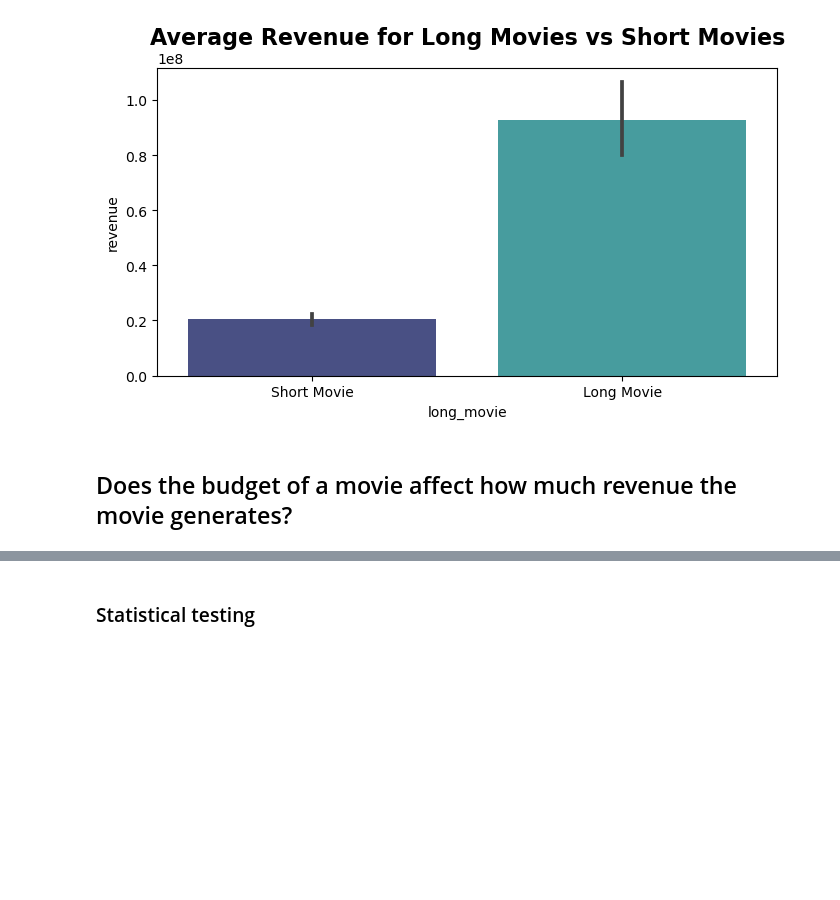
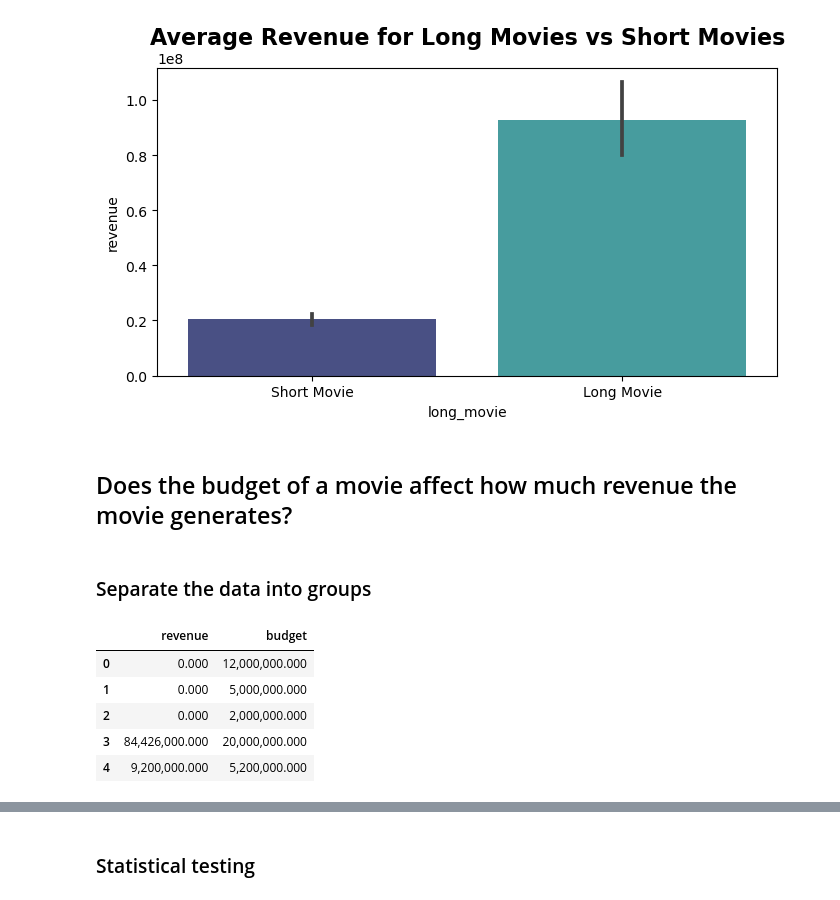
Before and after one commit to andreacohen7/movies, a Jupyter notebook: Movie success in the age of streaming.ipynb, the cells around one changed output, grey strips where cells are left out. Saved outputs shown, nothing was run; the diff lists cells and outputs as text; code cells hidden in the pictures; blank space fills up the shorter version.

```diff
--- a/Movie success in the age of streaming.ipynb
+++ b/Movie success in the age of streaming.ipynb
@@ -1233,3 +1233,21 @@ plt.title('Average Revenue for Long Movies vs Short Movies', fontsize = 16, font
 [figure]
 # %% [markdown]
 ## Does the budget of a movie affect how much revenue the movie generates?
+# %% [markdown]
+### Separate the data into groups
+# %%
+# create a database with the target columns
+query = """
+select revenue, budget
+from tmdb_data;
+"""
+x = pd.read_sql(query, engine)
+df_hypothesis3 = pd.DataFrame(x, columns = ['revenue', 'budget'])
+df_hypothesis3.head()
+# %% [output]
+|  | revenue | budget |
+| 0 | 0.000 | 12,000,000.000 |
+| 1 | 0.000 | 5,000,000.000 |
+| 2 | 0.000 | 2,000,000.000 |
+| 3 | 84,426,000.000 | 20,000,000.000 |
+| 4 | 9,200,000.000 | 5,200,000.000 |
```
Also changed, not shown: parts of 1 cell of this notebook.
